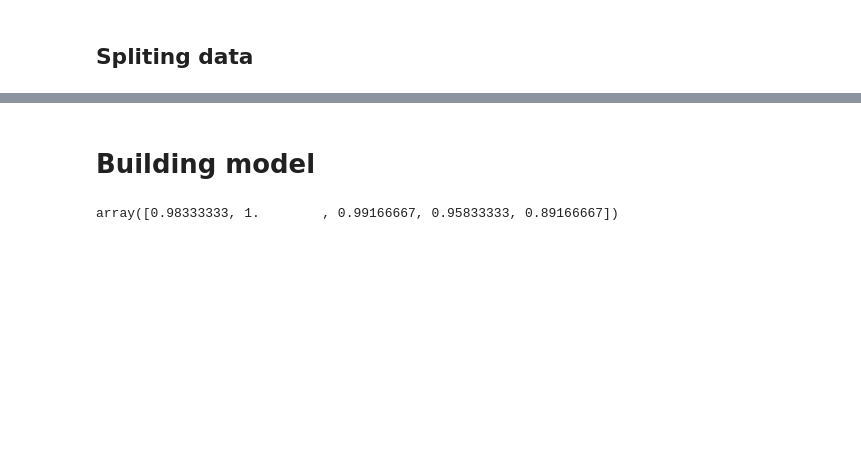
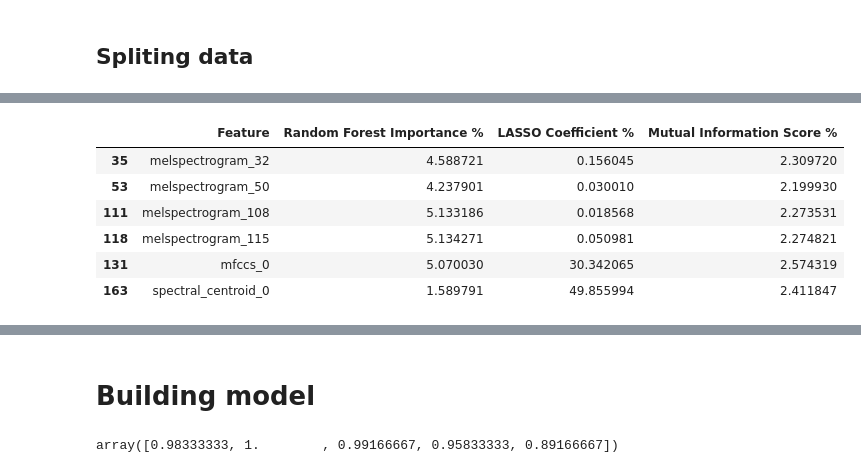
Before and after one commit to Mikaelow/Praca-inzynierska, a Jupyter notebook: lozyska.ipynb, the cells around one changed output, grey strips where cells are left out. Cells and saved outputs as stored; diff of their text form; code cells hidden in the pictures; blank space fills up the shorter version.

```diff
--- a/lozyska.ipynb
+++ b/lozyska.ipynb
@@ -360,0 +362,30 @@ X # showing features
+# %%
+
+# Normalize importance values to percentages
+filtered = results[results['Feature'].isin(features_filtered)].copy()
+results_filtered = pd.DataFrame()
+
+results_filtered['Feature'] = results['Feature']
+# Normalize Random Forest Importance
+results_filtered['Random Forest Importance %'] = \
+    (filtered['Random Forest Importance'] / filtered['Random Forest Importance'].sum()) * 100
+
+# Normalize LASSO Coefficients
+results_filtered['LASSO Coefficient %'] = \
+    (filtered['LASSO Coefficient'].abs() / filtered['LASSO Coefficient'].abs().sum()) * 100
+
+# Normalize Mutual Information Scores
+results_filtered['Mutual Information Score %'] = \
+    (filtered['Mutual Information Score'] / filtered['Mutual Information Score'].sum()) * 100
+
+# Display the results
+results_filtered = results_filtered[(results_filtered['Random Forest Importance %'] > 4) & (results_filtered['Mutual Information Score %'] > 2.1) | (results_filtered['LASSO Coefficient %'] > 30)]
+results_filtered
+# %% [output]
+|  | Feature | Random Forest Importance % | LASSO Coefficient % | Mutual Information Score % |
+| 35 | melspectrogram_32 | 4.588721 | 0.156045 | 2.309720 |
+| 53 | melspectrogram_50 | 4.237901 | 0.030010 | 2.199930 |
+| 111 | melspectrogram_108 | 5.133186 | 0.018568 | 2.273531 |
+| 118 | melspectrogram_115 | 5.134271 | 0.050981 | 2.274821 |
+| 131 | mfccs_0 | 5.070030 | 30.342065 | 2.574319 |
+| 163 | spectral_centroid_0 | 1.589791 | 49.855994 | 2.411847 |
```
Also changed, not shown: parts of 5 cells of this notebook.
